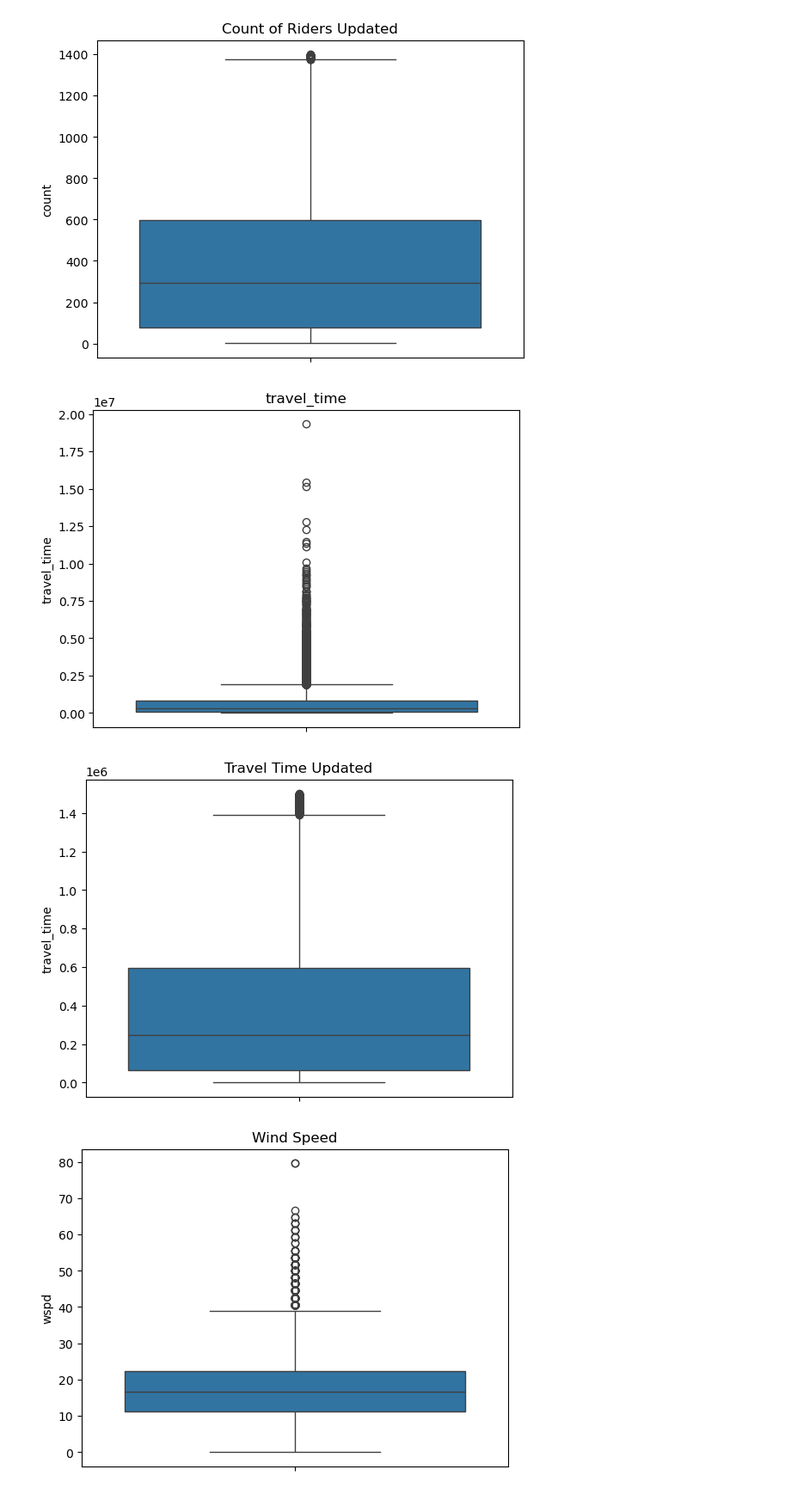
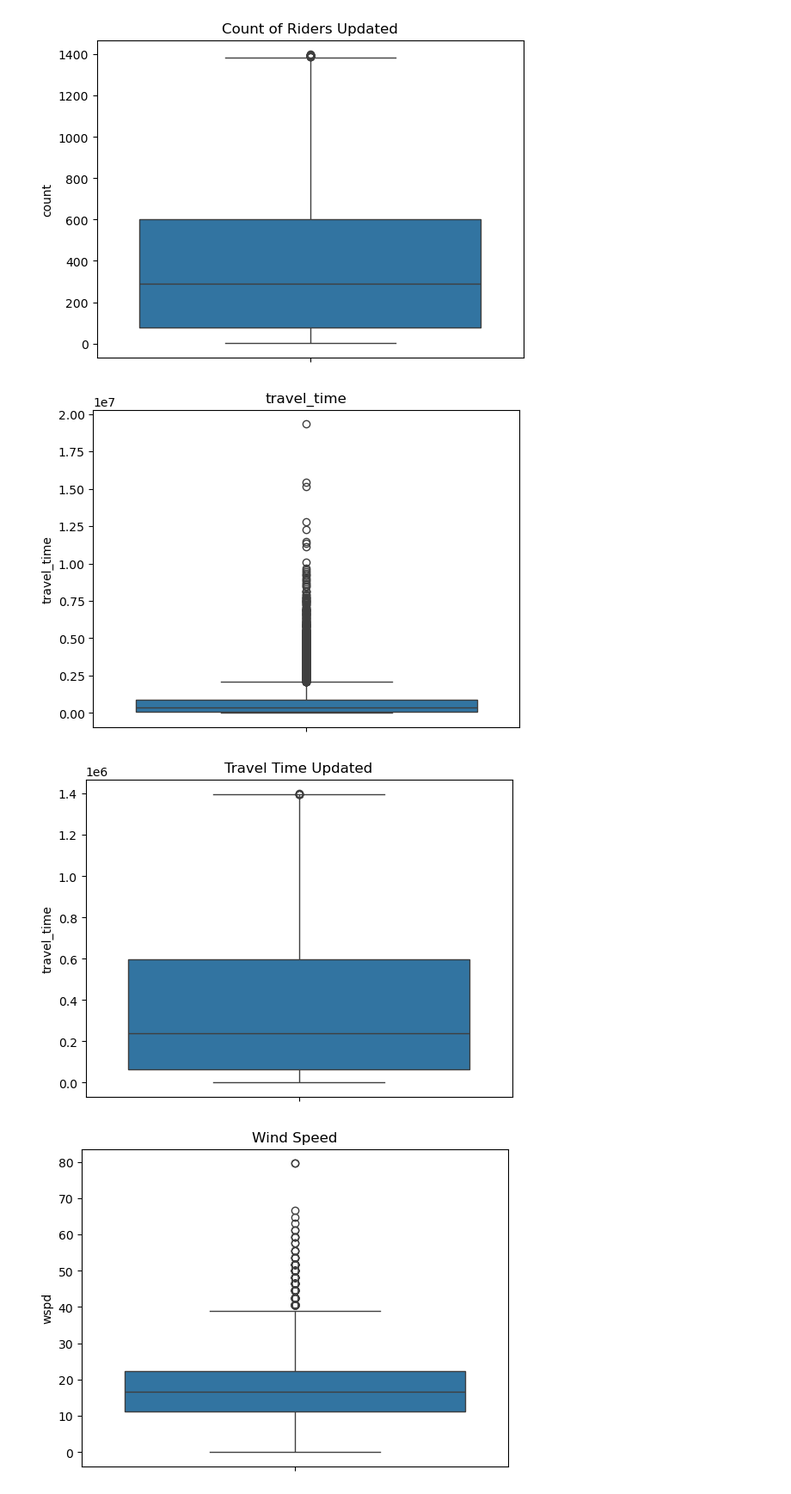
Before and after one commit to ktvella/Blue-Bikes-Analytics-Project, a Jupyter notebook: Blue Bike Analysis.ipynb, the cells around one changed output. Shown: that part at 86% size. Cells and saved outputs as stored; diff of their text form; code cells hidden in the pictures.

```diff
--- a/Blue Bike Analysis.ipynb
+++ b/Blue Bike Analysis.ipynb
@@ -146,8 +142,12 @@ split date_time column, add month column,  change IsWeekend and IsHoliday to bin
 # %%
+
 bluebike_data["Date"] = bluebike_data.apply(lambda row: row["Date_hour"].split(" ")[0], axis = 1)
 bluebike_data["Hour"] = bluebike_data.apply(lambda row: row["Date_hour"].split(" ")[1], axis = 1)
 bluebike_data["Hour"] = bluebike_data.apply(lambda row: row["Hour"].split(":")[0], axis = 1).astype(int)
 bluebike_data["Month"] = bluebike_data.apply(lambda row: row["Date_hour"].split("/")[0], axis = 1).astype(int)
+bluebike_data["Year"] = bluebike_data.apply(lambda row: row["Date"].split("/")[2], axis = 1)
+bluebike_data = bluebike_data[bluebike_data["Year"] != "2024"]
+
 
 bluebike_data["IsWeekend"] = bluebike_data["IsWeekend"].map({1: True, 0: False})
 bluebike_data["IsHoliday"] = bluebike_data["IsHoliday"].map({1: True, 0: False})
@@ -173,15 +173,15 @@ sns.boxplot(bluebike_data["travel_time"])
 plt.title("travel_time")
 plt.show()
 # %% [output]
-[figure, old version]
+[figure, new version]
 # %%
-bluebike_data = bluebike_data[bluebike_data["travel_time"]<1500000]
+bluebike_data = bluebike_data[bluebike_data["travel_time"]<1400000]
 plt.figure()
 sns.boxplot(bluebike_data["travel_time"])
 plt.title("Travel Time Updated")
 plt.show()
 # %% [output]
-[figure, old version]
+[figure, new version]
 # %%
 plt.figure()
 sns.boxplot(bluebike_data["wspd"])
```
Also changed, not shown: parts of 23 cells of this notebook.
